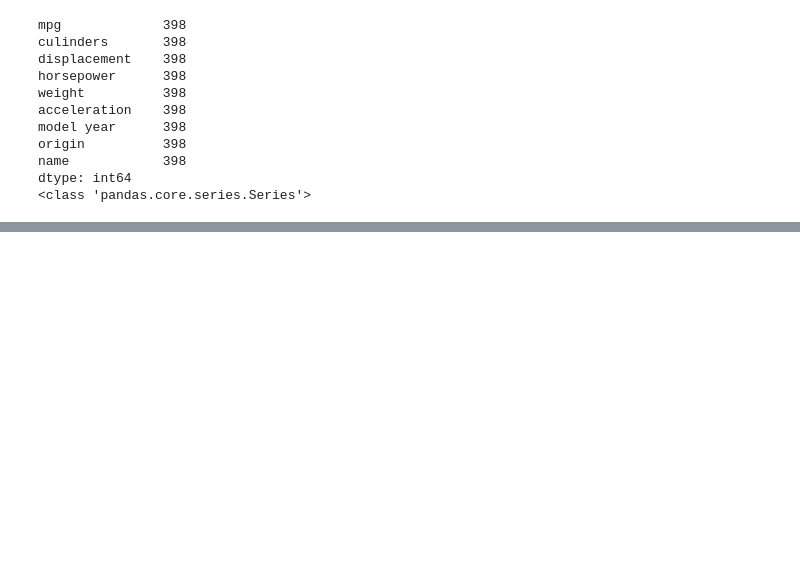
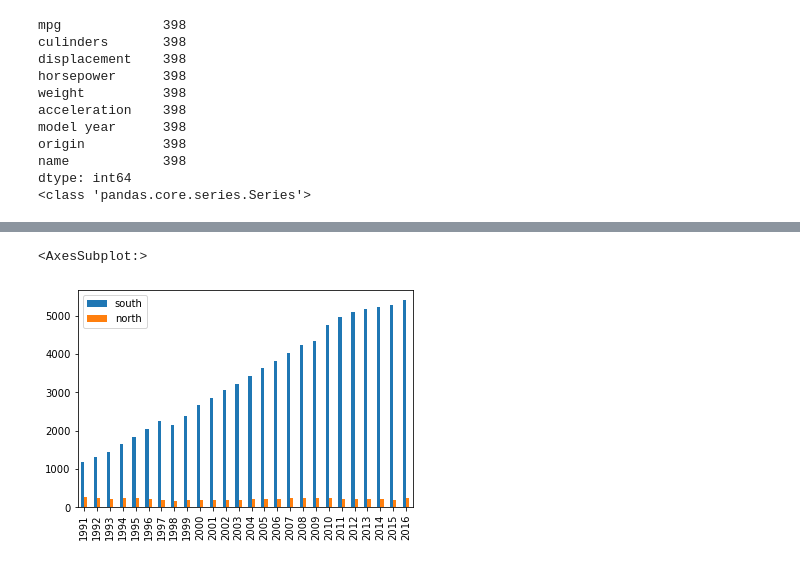
Before and after one commit to 56unbreakable/TIL, a Jupyter notebook: Python study/2. pandas, numpy/2 pandas실습.ipynb, the cells around one changed output, grey strips where cells are left out. Saved outputs shown, nothing was run; the diff lists cells and outputs as text; code cells hidden in the pictures; blank space fills up the shorter version.

```diff
--- a/Python study/2. pandas, numpy/2 pandas실습.ipynb
+++ b/Python study/2. pandas, numpy/2 pandas실습.ipynb
@@ -997,0 +1116,6 @@ pandas.core.series.Series
+# %%
+# 막대그래프
+tdf_ns.plot(kind = 'bar')
+# %% [output]
+<AxesSubplot:>
+[figure, added]
```
Also changed, not shown: parts of 15 cells of this notebook, 3 other files.
